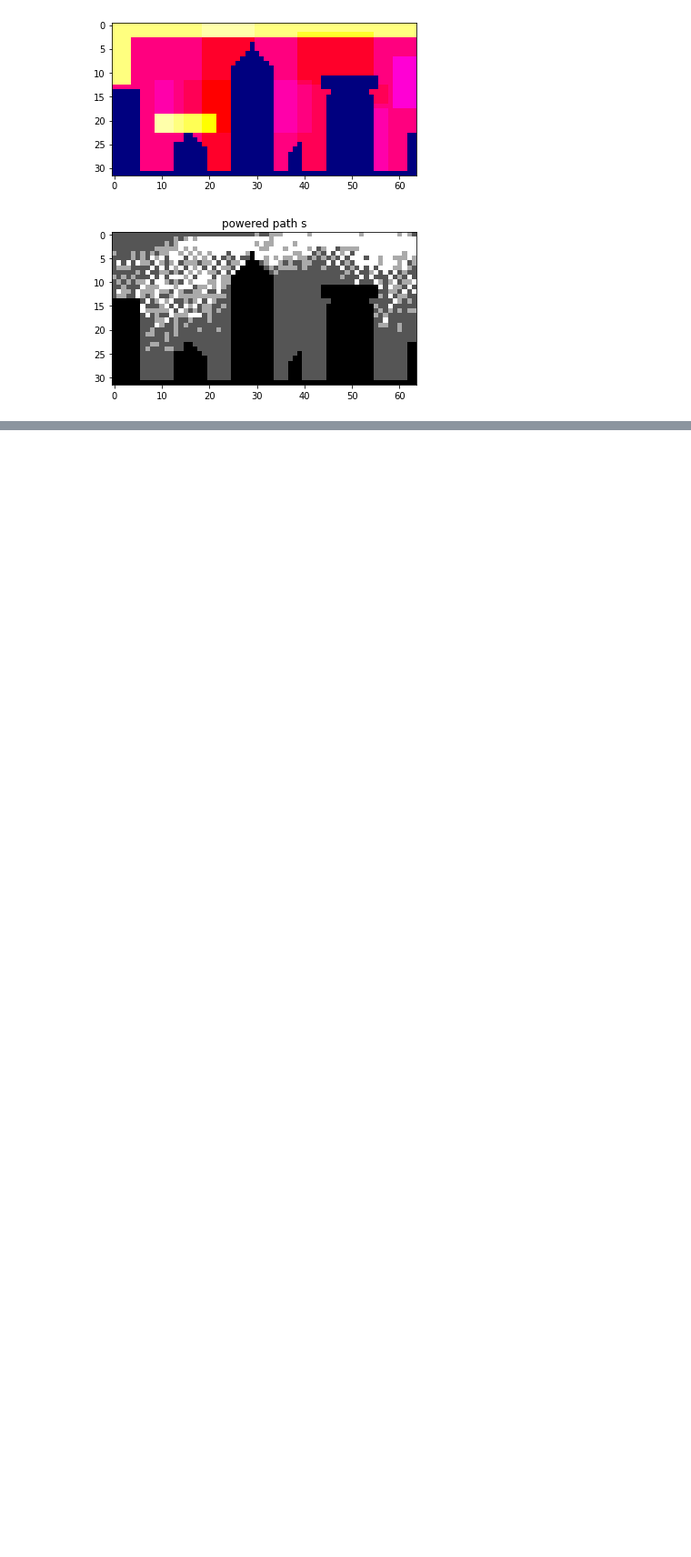
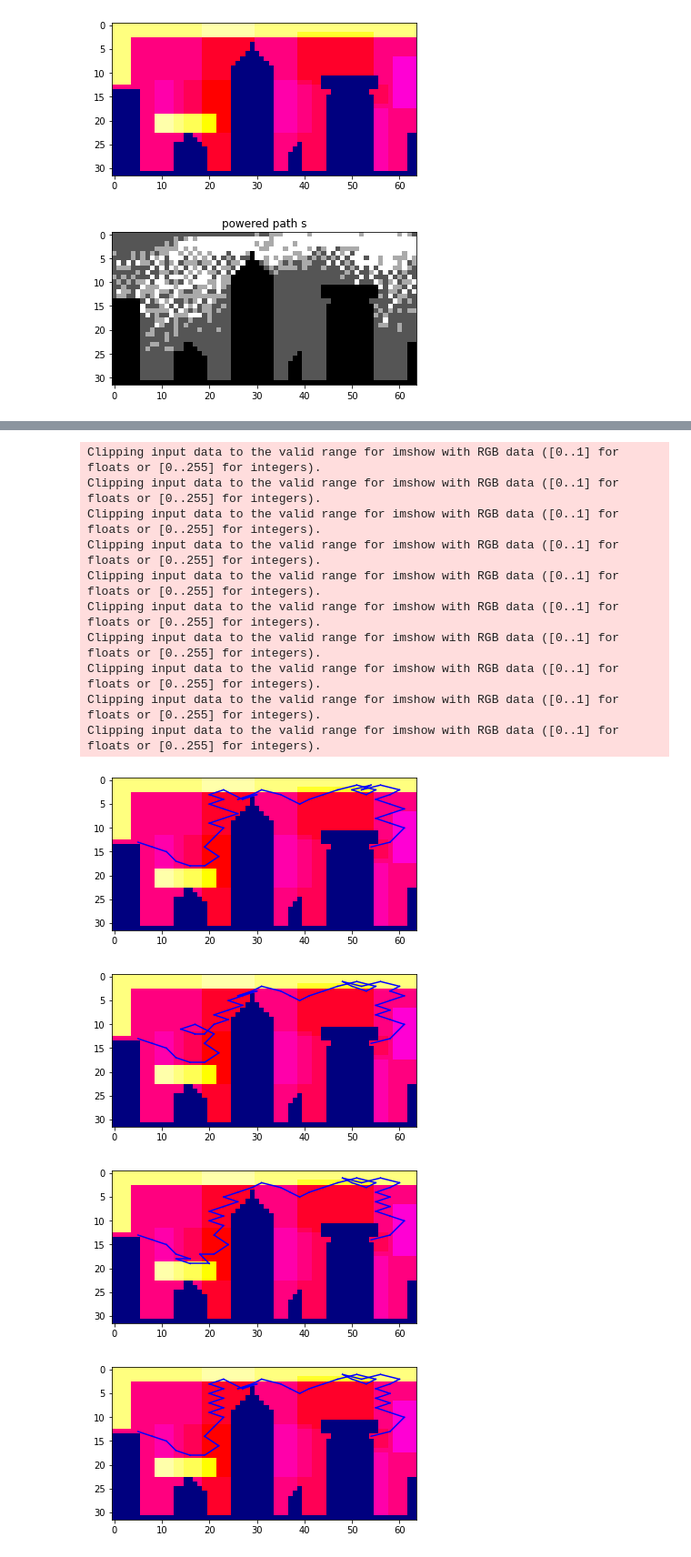
Before and after one commit to TrellixVulnTeam/INF368_65ZU, a Jupyter notebook: Weekly_Tasks/week7.ipynb, the cells around one changed output, grey strips where cells are left out. Shown at 91% size. Cells and saved outputs as stored; diff of their text form; code cells hidden in the pictures; blank space fills up the shorter version.

```diff
--- a/Weekly_Tasks/week7.ipynb
+++ b/Weekly_Tasks/week7.ipynb
@@ -53,5 +58,6 @@ plt.pause(0.01)
 plt.imshow(h_im)
 plt.pause(0.01)
 plt.imshow(t_im)
+final = t_im
 # %% [output]
 [figure]
@@ -105,0 +123,40 @@ WARNING:matplotlib.image:Clipping input data to the valid range for imshow with
+# %%
+paths_name = ["con-dor_path_l0.7a0.7e0.2s100.txt",
+                "con-dor_path_l0.7a0.9e0.1s25.txt",
+                "con-dor_path_l0.7a0.9e0.1s50.txt",
+                "con-dor_path_l0.7a0.9e0.2s25.txt",
+                "con-dor_path_l0.7a0.9e0.2s50.txt",
+                "con-dor_path_l0.9a0.7e0.1s25.txt",
+                "con-dor_path_l0.9a0.9e0.1s25.txt",
+                "con-dor_path_l0.9a0.9e0.1s50.txt",
+                "con-dor_path_l0.9a0.9e0.2s50.txt",
+                "con-dor_path_l0.9a0.7e0.1s100.txt"]
+for path_name in paths_name:
+    with open("../Data/condor_path/" + path_name) as file:
+        path = file.read()
+
+    s_path = [[int(xy.split(' ')[0]), int(xy.split(' ')[1])] for xy in path.split('\n') if xy != '']
+
+    fig, ax = plt.subplots()
+    ax.imshow(final)
+    lastX, lastY = 5, 13
+    for x, y in s_path:
+        ax.plot([lastX, x], [lastY, y], color="blue")
+        lastY = y
+        lastX = x
+    plt.show()
+# %% [output]
+Clipping input data to the valid range for imshow with RGB data ([0..1] for floats or [0..255] for integers).
+Clipping input data to the valid range for imshow with RGB data ([0..1] for floats or [0..255] for integers).
+Clipping input data to the valid range for imshow with RGB data ([0..1] for floats or [0..255] for integers).
+Clipping input data to the valid range for imshow with RGB data ([0..1] for floats or [0..255] for integers).
+Clipping input data to the valid range for imshow with RGB data ([0..1] for floats or [0..255] for integers).
+Clipping input data to the valid range for imshow with RGB data ([0..1] for floats or [0..255] for integers).
+Clipping input data to the valid range for imshow with RGB data ([0..1] for floats or [0..255] for integers).
+Clipping input data to the valid range for imshow with RGB data ([0..1] for floats or [0..255] for integers).
+Clipping input data to the valid range for imshow with RGB data ([0..1] for floats or [0..255] for integers).
+Clipping input data to the valid range for imshow with RGB data ([0..1] for floats or [0..255] for integers).
+[figure, added]
+[figure, added]
+[figure, added]
+[figure, added]
```
Also changed, not shown: parts of 8 cells of this notebook, 1 other file.
